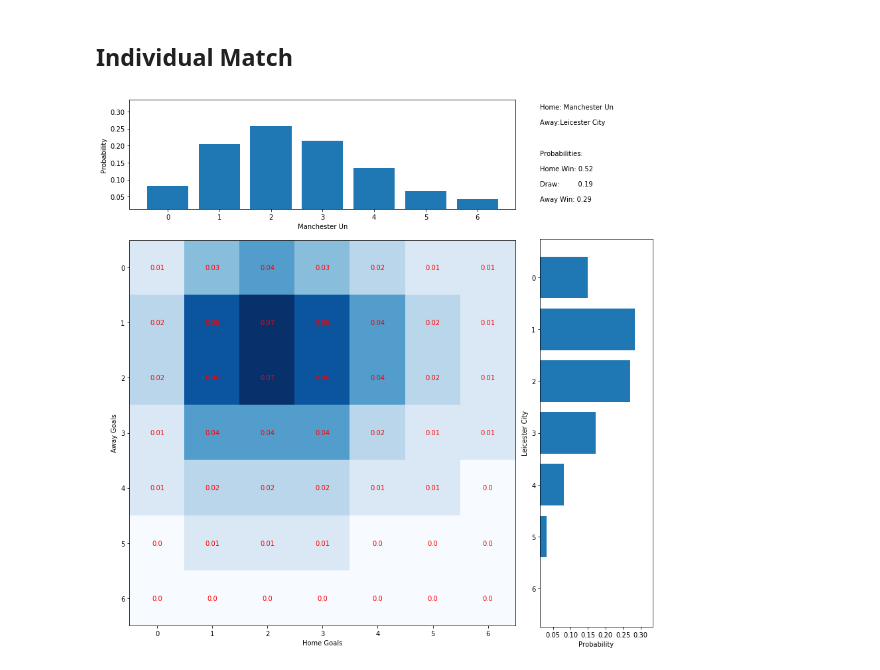
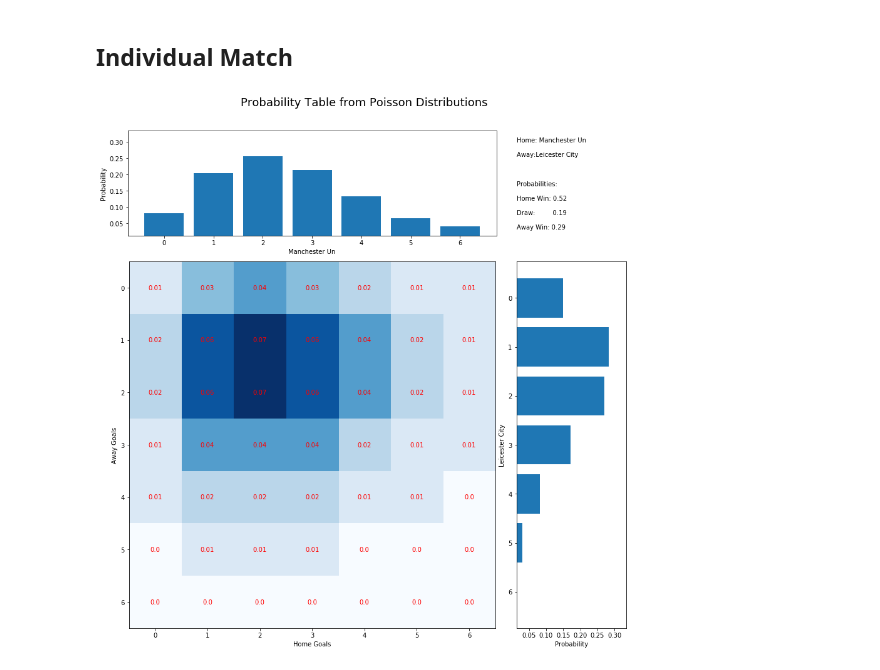
Before and after one commit to DMacGillivray/soccer-predictions, a Jupyter notebook: notebooks/0005.0004 Modeling Strategy - Visualizing Match Predictions.ipynb, the cells around one changed output. Saved outputs shown, nothing was run; the diff lists cells and outputs as text; code cells hidden in the pictures.

```diff
--- a/notebooks/0005.0004 Modeling Strategy - Visualizing Match Predictions.ipynb
+++ b/notebooks/0005.0004 Modeling Strategy - Visualizing Match Predictions.ipynb
@@ -43,13 +43,17 @@ A couple of examples below
 # %%
 # Test Data ###################
 x = [0, 1, 2 ,3, 4, 5, 6, 7, 8, 9, 10]
 home_mu = 2.5
 away_mu = 1.9
 home_probs = stats.poisson.pmf(x, home_mu)
 away_probs = stats.poisson.pmf(x, away_mu)
 df = pd.DataFrame({'Manchester Un': home_probs, 'Leicester City': away_probs},
                   index = range(len(home_probs)))
 
-fig, (axes) = plot_match_probas(df['Manchester Un'], df['Leicester City'], goal_lim=6, figsize=(12,12))
+fig, (axes) = plot_match_probas(df['Manchester Un'],
+                                df['Leicester City'], goal_lim=6, figsize=(12,12))
+plt.suptitle('Probability Table from Poisson Distributions', size=18, y=1.03)
+
+plt.show();
 # %% [output]
-[figure, old version]
+[figure, new version]
```
Also changed, not shown: 4 other files.
